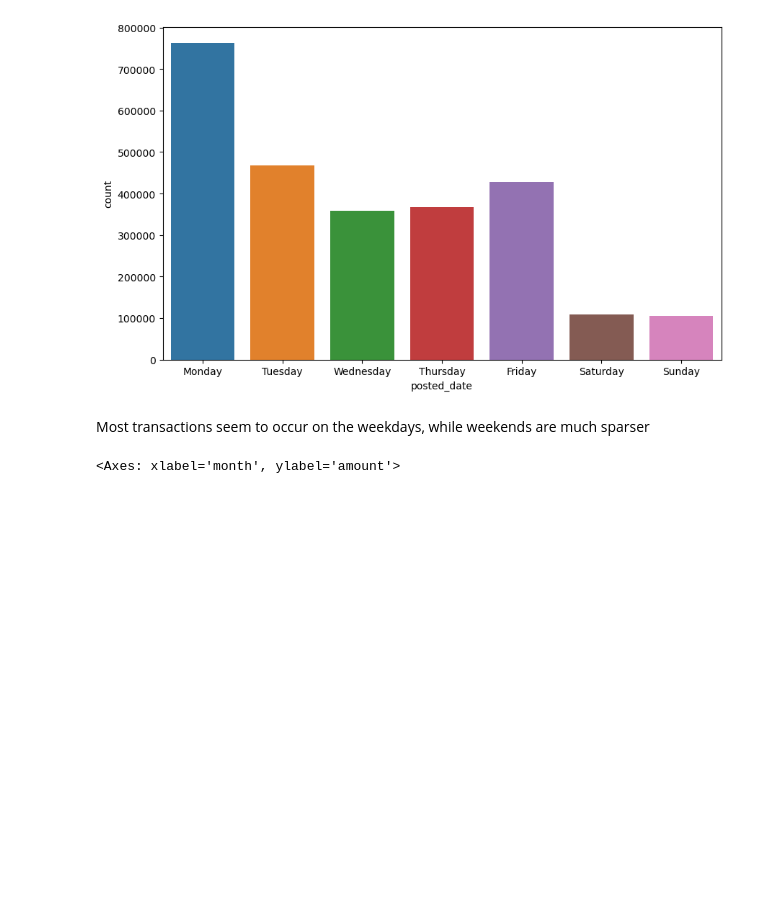
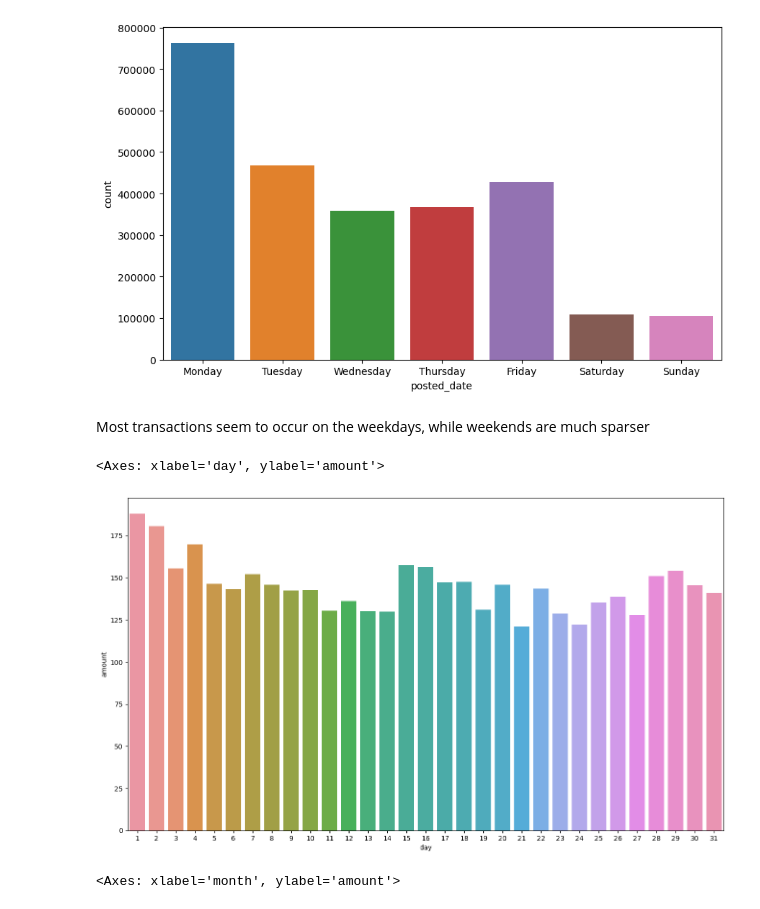
Before and after one commit to hillarychang/dsc180a-capstone, a Jupyter notebook: notebooks/kevin_data_exploration.ipynb, the cells around one changed output. Saved outputs shown, nothing was run; the diff lists cells and outputs as text; code cells hidden in the pictures; blank space fills up the shorter version.

```diff
--- a/notebooks/kevin_data_exploration.ipynb
+++ b/notebooks/kevin_data_exploration.ipynb
@@ -154,6 +215,20 @@ sns.barplot(x=counts.index, y=counts)
 [figure]
 # %% [markdown]
 Most transactions seem to occur on the weekdays, while weekends are much sparser
+# %%
+# Let's look at if there is a semblance of a pattern when looking at specific dates, and the amount of spending that happens on those days
+numerical_categories = outflows[["amount", "posted_date"]].copy()
+numerical_categories["posted_date"] = pd.to_datetime(
+    numerical_categories["posted_date"]
+)
+numerical_categories["day"] = numerical_categories["posted_date"].dt.day
+daily_average = numerical_categories.groupby("day")["amount"].mean()
+
+plt.figure(figsize=(16, 9))
+sns.barplot(x = daily_average.index, y = daily_average)
+# %% [output]
+<Axes: xlabel='day', ylabel='amount'>
+[figure, added]
 # %%
 # Now, let's analyze the relationship between numerical data (i.e. the time and the transaction amount)
 months = [
```
Also changed, not shown: parts of 8 cells of this notebook.
